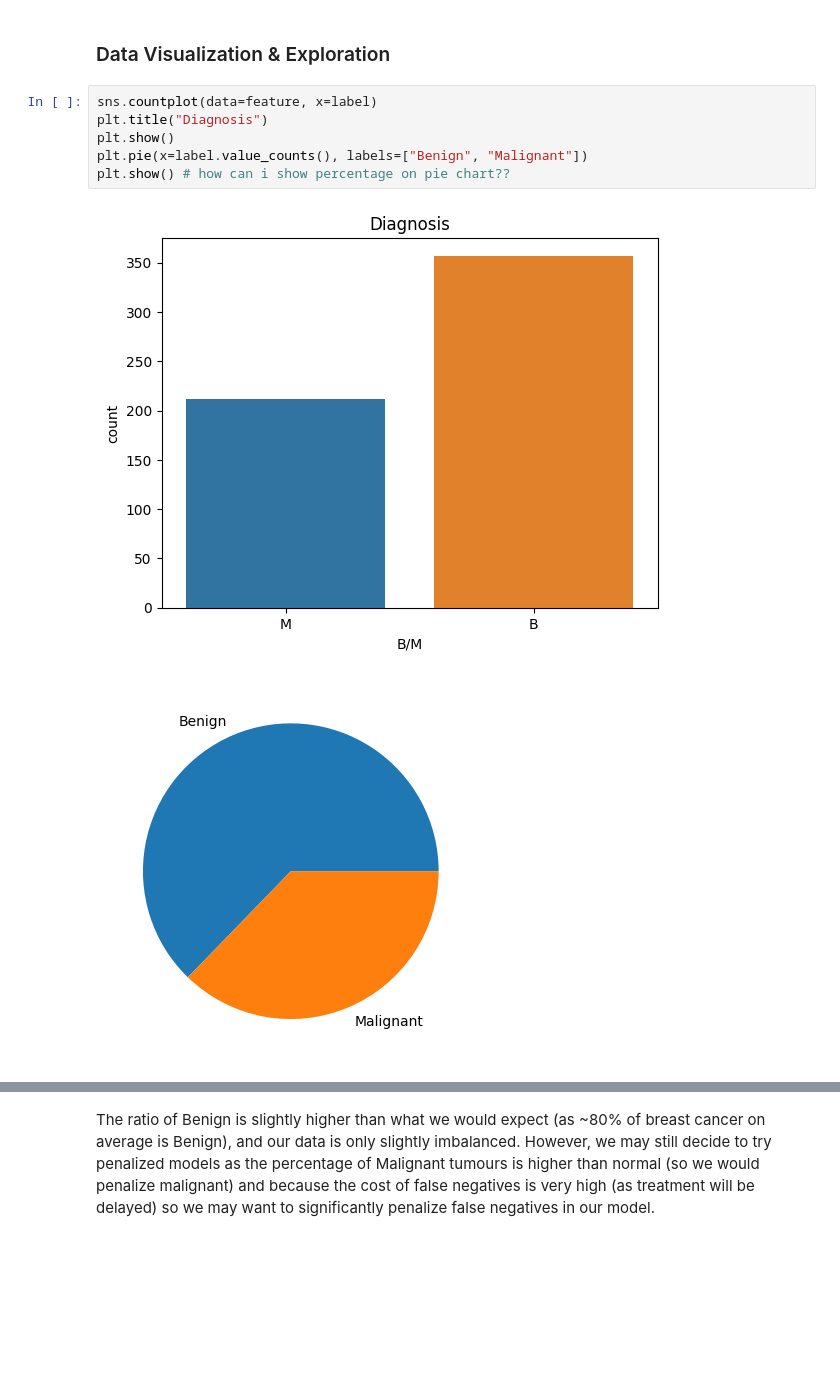
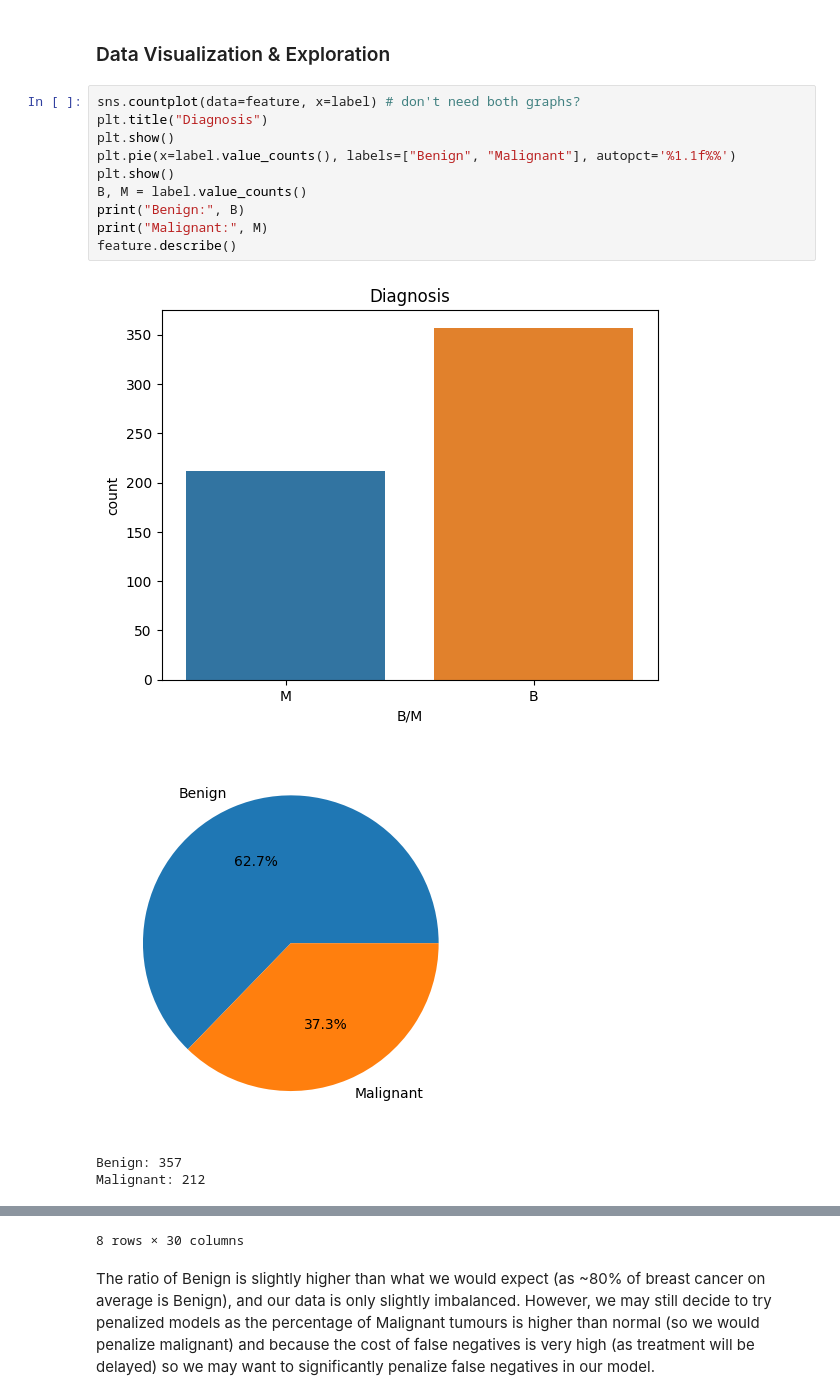
Before and after one commit to Berat03/ml_coursework, a Jupyter notebook: Data Exploration/Data_Load_Explore.ipynb, the cells around one changed output, grey strips where cells are left out. Drawn from its saved outputs; the diff is of its cells as text; blank space fills up the shorter version.

```diff
--- a/Data Exploration/Data_Load_Explore.ipynb
+++ b/Data Exploration/Data_Load_Explore.ipynb
@@ -68,11 +70,17 @@ data = pd.concat([label, feature], axis=1)
 # %% [markdown]
 ### Data Visualization & Exploration
 # %%
-sns.countplot(data=feature, x=label)
+sns.countplot(data=feature, x=label) # don't need both graphs?
 plt.title("Diagnosis")
 plt.show()
-plt.pie(x=label.value_counts(), labels=["Benign", "Malignant"])
-plt.show() # how can i show percentage on pie chart??
+plt.pie(x=label.value_counts(), labels=["Benign", "Malignant"], autopct='%1.1f%%')
+plt.show()
+B, M = label.value_counts()
+print("Benign:", B)
+print("Malignant:", M)
+feature.describe()
 # %% [output]
 [figure]
-[figure, old version]
+[figure, new version]
+Benign: 357
+Malignant: 212
@@ -79,2 +96,3 @@ plt.show() # how can i show percentage on pie chart??
+8 rows × 30 columns
 # %% [markdown]
 The ratio of Benign is slightly higher than what we would expect (as ~80% of breast cancer on average is Benign), and our data is only slightly imbalanced. However, we may still decide to try penalized models as the percentage of Malignant tumours is higher than normal (so we would penalize malignant) and because the cost of false negatives is very high (as treatment will be delayed) so we may want to significantly penalize false negatives in our model.
```
Also changed, not shown: parts of 14 cells of this notebook.
